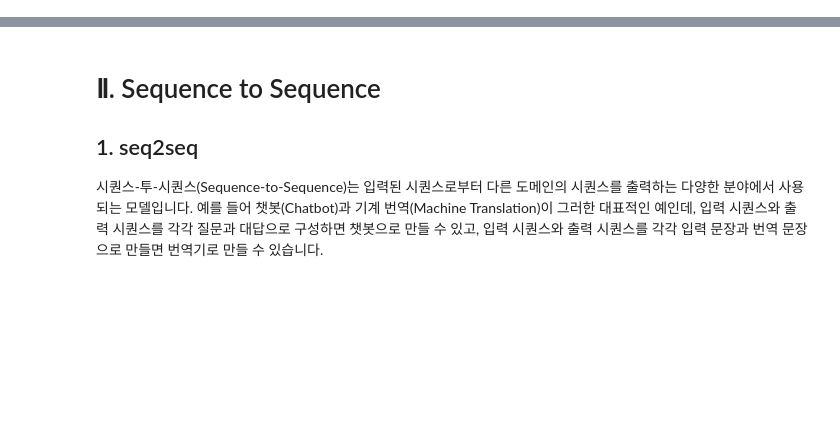
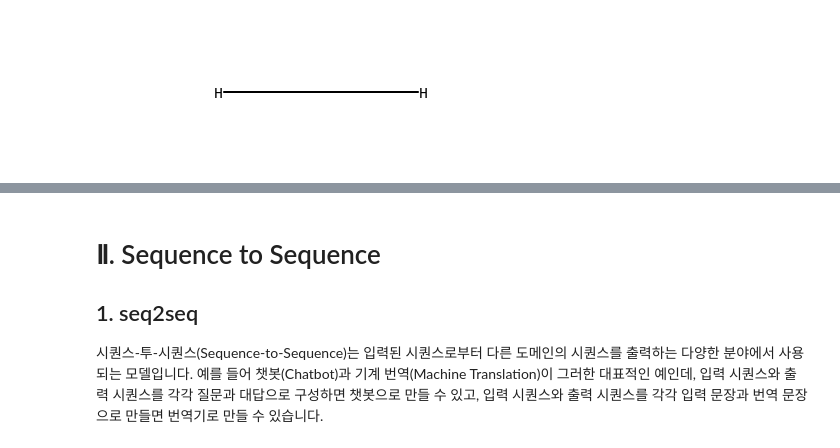
Before and after one commit to leegyuhi/oooooooooooooh, a Jupyter notebook: Seq2seq_Model.ipynb, the cells around one changed output, grey strips where cells are left out. Drawn from its saved outputs; the diff is of its cells as text; code cells hidden in the pictures; blank space fills up the shorter version.

```diff
--- a/Seq2seq_Model.ipynb
+++ b/Seq2seq_Model.ipynb
@@ -2,0 +409,4 @@
+# %%
+Chem.MolFromSmiles('[H][H]')
+# %% [output]
+[figure, added]
```
Also changed, not shown: parts of 72 cells of this notebook.
